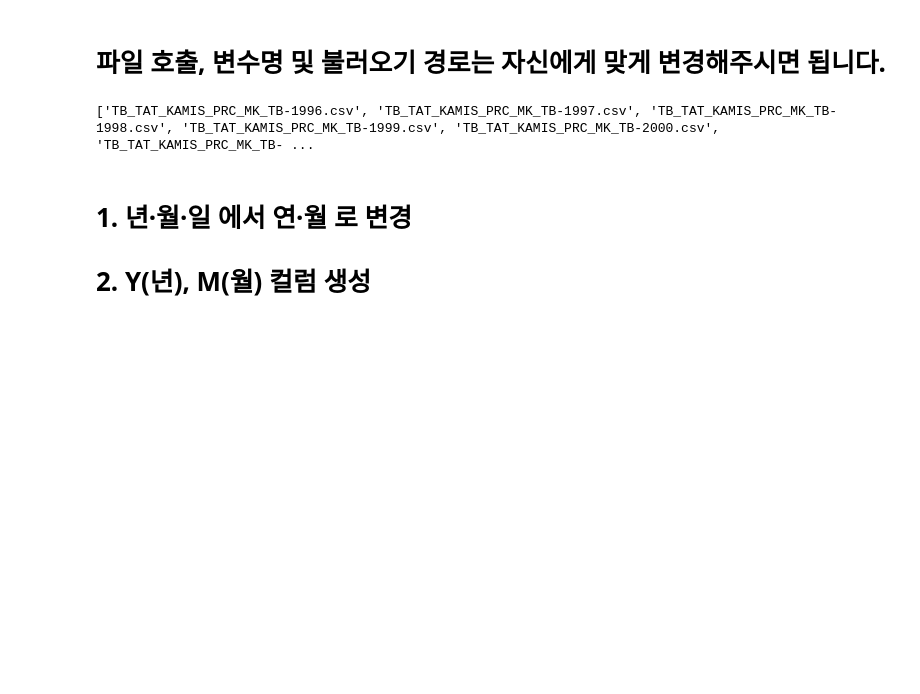
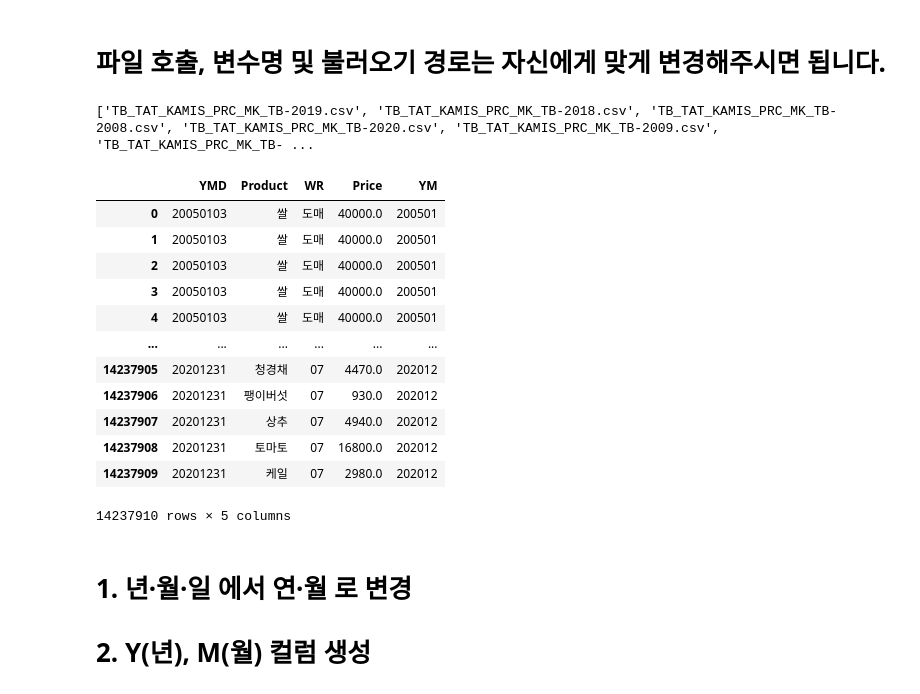
Before and after one commit to mols3131d/Agricultural-Products-Price-Prediction-, a Jupyter notebook: Data Collection/AgriMarket (1).ipynb, the cells around one changed output. Saved outputs shown, nothing was run; the diff lists cells and outputs as text; code cells hidden in the pictures; blank space fills up the shorter version.

```diff
--- a/Data Collection/AgriMarket (1).ipynb
+++ b/Data Collection/AgriMarket (1).ipynb
@@ -72,11 +72,11 @@ col_detail={
 # %% [markdown]
 # 파일 호출, 변수명 및 불러오기 경로는 자신에게 맞게 변경해주시면 됩니다.
 # %%
-import os
-files_path = f'{data_path}/TB_TAT_KAMIS_PRC_MK_TB/'
-files = os.listdir(files_path)
+# import os
+# files_path = f'{data_path}/TB_TAT_KAMIS_PRC_MK_TB/'
+# files = os.listdir(files_path)
 # files.remove('.DS_Store')
-print(files)
+# print(files)
 # %% [output]
-['TB_TAT_KAMIS_PRC_MK_TB-1996.csv', 'TB_TAT_KAMIS_PRC_MK_TB-1997.csv', 'TB_TAT_KAMIS_PRC_MK_TB-1998.csv', 'TB_TAT_KAMIS_PRC_MK_TB-1999.csv', 'TB_TAT_KAMIS_PRC_MK_TB-2000.csv', 'TB_TAT_KAMIS_PRC_MK_TB- ...
+['TB_TAT_KAMIS_PRC_MK_TB-2019.csv', 'TB_TAT_KAMIS_PRC_MK_TB-2018.csv', 'TB_TAT_KAMIS_PRC_MK_TB-2008.csv', 'TB_TAT_KAMIS_PRC_MK_TB-2020.csv', 'TB_TAT_KAMIS_PRC_MK_TB-2009.csv', 'TB_TAT_KAMIS_PRC_MK_TB- ...
 # %%
@@ -90,3 +90,21 @@ for file in files:
+# %%
+df = pd.read_csv("df_market.csv")
+df = df.drop(columns=["Region", "Grade"])
+df
+# %% [output]
+|  | YMD | Product | WR | Price | YM |
+| 0 | 20050103 | 쌀 | 도매 | 40000.0 | 200501 |
+| 1 | 20050103 | 쌀 | 도매 | 40000.0 | 200501 |
+| 2 | 20050103 | 쌀 | 도매 | 40000.0 | 200501 |
+| 3 | 20050103 | 쌀 | 도매 | 40000.0 | 200501 |
+| 4 | 20050103 | 쌀 | 도매 | 40000.0 | 200501 |
+| ... | ... | ... | ... | ... | ... |
+| 14237905 | 20201231 | 청경채 | 07 | 4470.0 | 202012 |
+| 14237906 | 20201231 | 팽이버섯 | 07 | 930.0 | 202012 |
+| 14237907 | 20201231 | 상추 | 07 | 4940.0 | 202012 |
+| 14237908 | 20201231 | 토마토 | 07 | 16800.0 | 202012 |
+| 14237909 | 20201231 | 케일 | 07 | 2980.0 | 202012 |
+14237910 rows × 5 columns
 # %% [markdown]
 # 1. 년·월·일 에서 연·월 로 변경
 # 2. Y(년), M(월) 컬럼 생성
```
Also changed, not shown: parts of 13 cells of this notebook.
